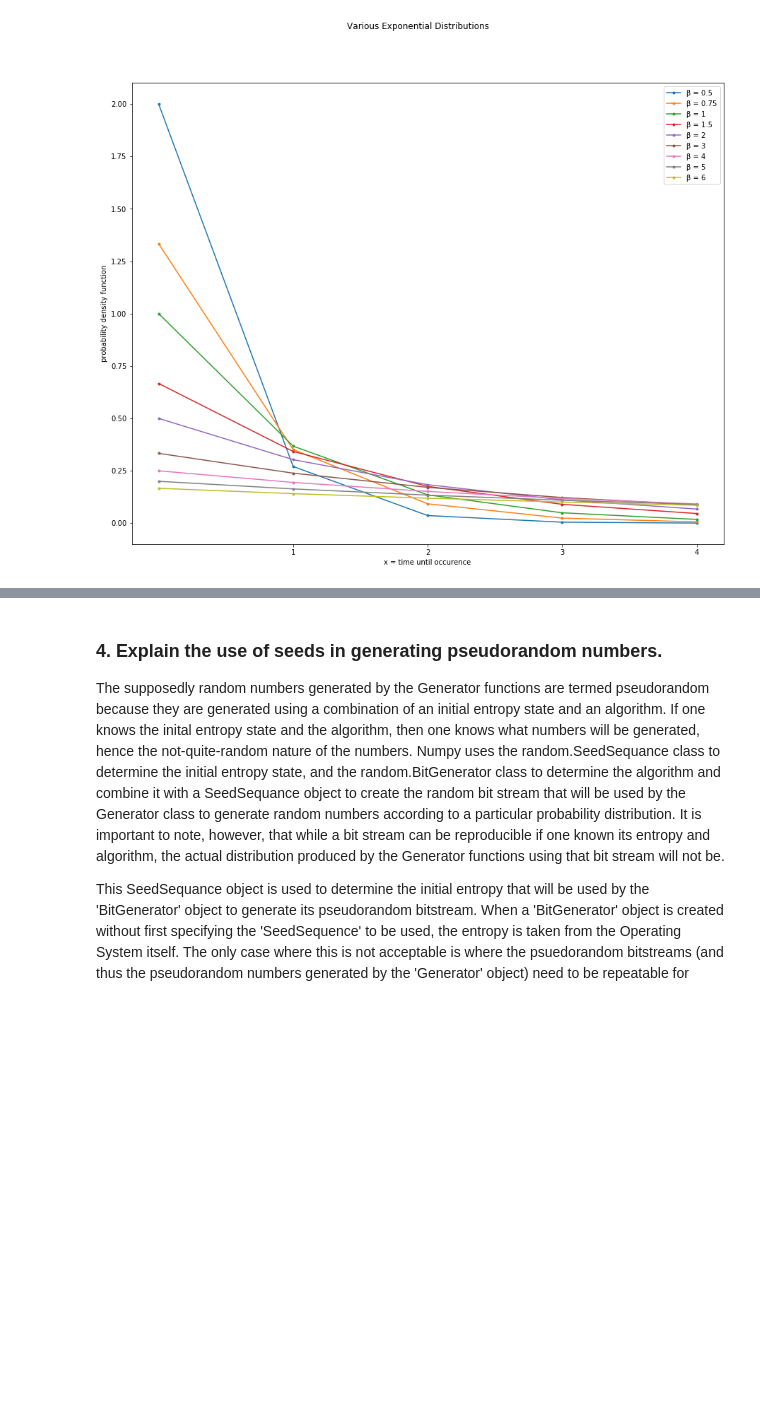
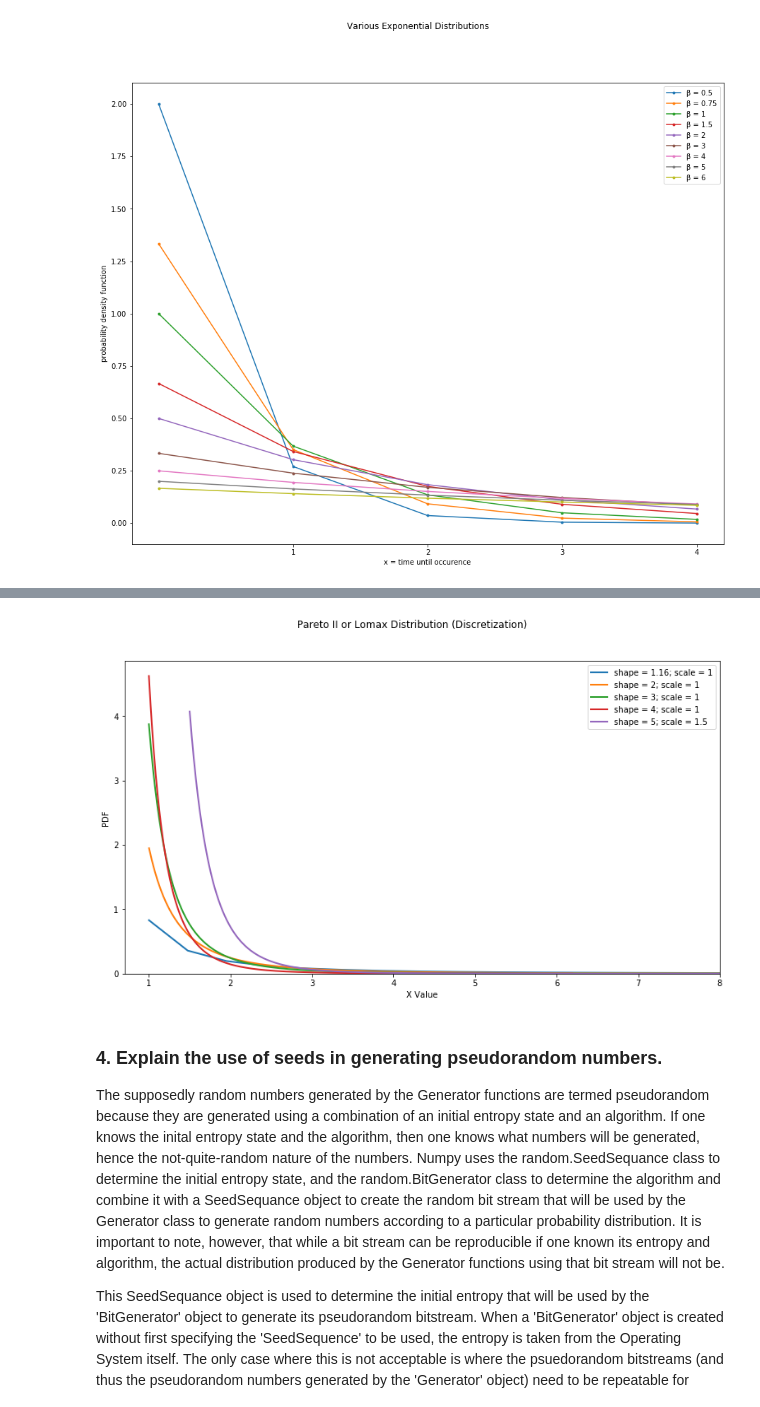
Before and after one commit to ashleycampion/GMIT_Programming_for_data_analysis_Assignment, a Jupyter notebook: Programming for Data Analysis - Assignment.ipynb, the cells around one changed output, grey strips where cells are left out. Cells and saved outputs as stored; diff of their text form; code cells hidden in the pictures; blank space fills up the shorter version.

```diff
--- a/Programming for Data Analysis - Assignment.ipynb
+++ b/Programming for Data Analysis - Assignment.ipynb
@@ -645,3 +649,23 @@ The Pareto distribution is closely related to the Exponential distribution, whos
+# %%
+%matplotlib inline
+fig, ax = plt.subplots(figsize=(13,7))
+ax.set_xlim(left=0.7, right=8)
+plt.suptitle("Pareto II or Lomax Distribution (Discretization)")
+
+a = [1.16,2,3,4,5] # shape parameter
+m = [1,1,1,1,1.5] # mode (scale parameter)
+colors = ["tab:blue", "tab:orange", "tab:green", "tab:red", "tab:purple", "tab:brown"]
+for a, m, color in zip(a, m, colors):
+    par = (rng.pareto(a, 1000) + 1) * m
+    count, bins, _ = plt.hist(par, 1000, density=True, color="white")
+    fit = a*m**a / bins**(a+1)
+    plt.plot(bins, max(count)*fit/max(fit), linewidth=2, color=color, label=f'shape = {a}; scale = {m}')
+plt.legend()
+plt.ylabel("PDF")
+plt.xlabel("X Value")
+plt.show()
+# %% [output]
+[figure, added]
 # %% [markdown]
 ### 4. Explain the use of seeds in generating pseudorandom numbers.
 
```
Also changed, not shown: parts of 19 cells of this notebook.
